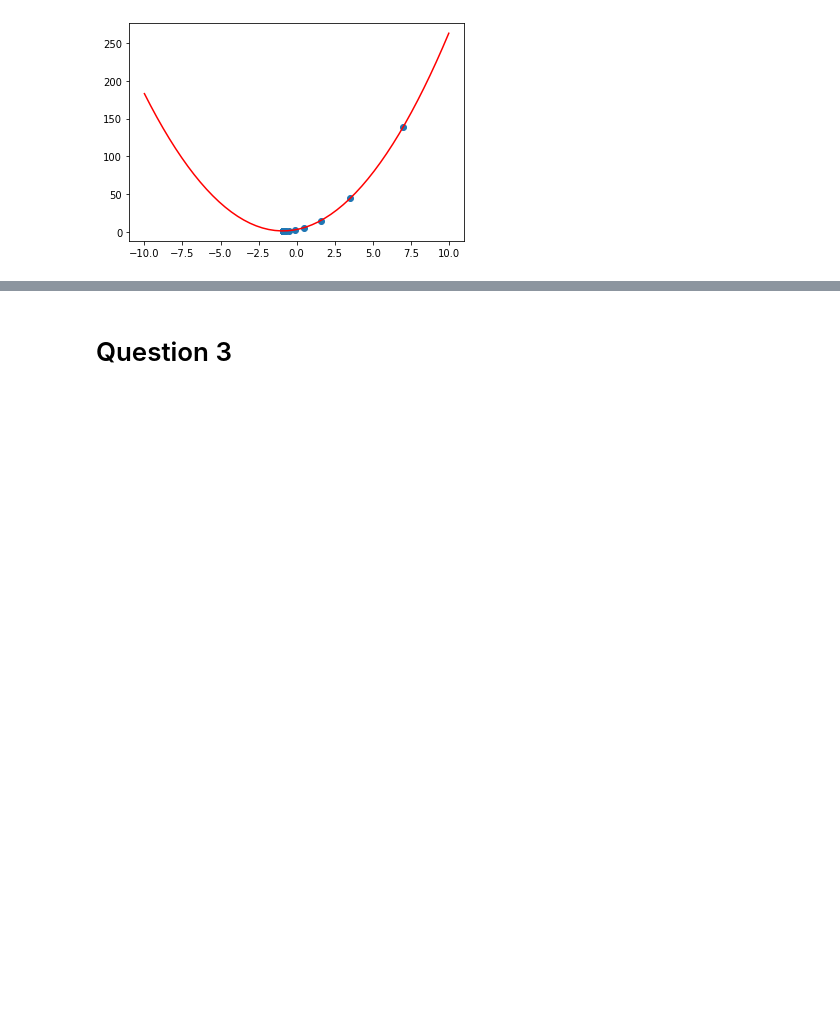
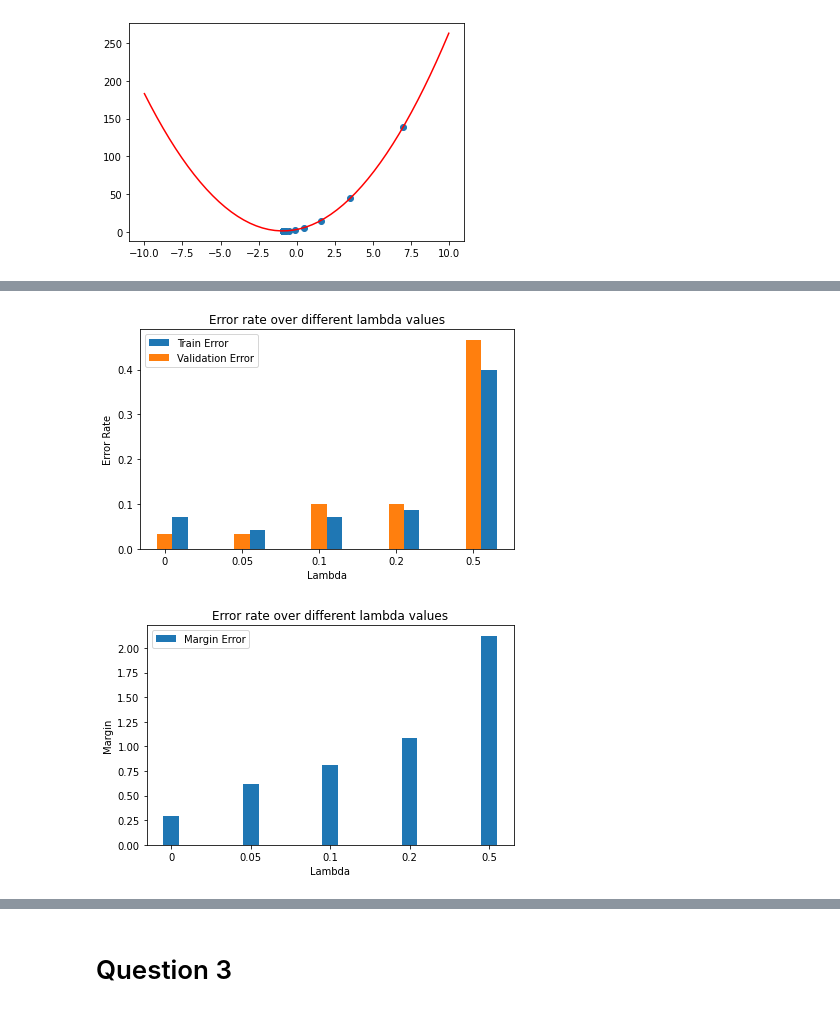
Before and after one commit to OfekGlick/Homework, a Jupyter notebook: ML/ML_EX_3.ipynb, the cells around one changed output, grey strips where cells are left out. Drawn from its saved outputs; the diff is of its cells as text; code cells hidden in the pictures; blank space fills up the shorter version.

```diff
--- a/ML/ML_EX_3.ipynb
+++ b/ML/ML_EX_3.ipynb
@@ -77,0 +140,43 @@ plt.show()
+# %%
+import numpy as np
+import matplotlib.pyplot
+lambdas = [0,0.05,0.1,0.2,0.5]
+average_train_error = []
+average_val_error = []
+margins = []
+for lam in lambdas:
+    w,b = svm_with_sgd(X_train,y_train,lam=lam)
+    average_train_error.append(calculate_error(w,b,X_train,y_train))
+    average_val_error.append(calculate_error(w,b,X_val,y_val))
+    margins.append(1/np.linalg.norm(w))
+
+
+width = 0.20
+
+
+fig, ax = plt.subplots()
+ax.bar(x + width, average_train_error, width, label="Train Error")
+ax.bar(x, average_val_error, width, label="Validation Error")
+ax.set_ylabel("Error Rate")
+ax.set_xlabel("Lambda")
+ax.set_title("Error rate over different lambda values")
+ax.set_xticks(x)
+ax.set_xticklabels(lambdas)
+ax.legend()
+fig.tight_layout()
+plt.show()
+
+
+fig, ax = plt.subplots()
+ax.bar(x , margins, width, label="Margin Error")
+ax.set_ylabel("Margin")
+ax.set_xlabel("Lambda")
+ax.set_title("Error rate over different lambda values")
+ax.set_xticks(x)
+ax.set_xticklabels(lambdas)
+ax.legend()
+fig.tight_layout()
+plt.show()
+# %% [output]
+[figure, added]
+[figure, added]
```
Also changed, not shown: parts of 9 cells of this notebook.
